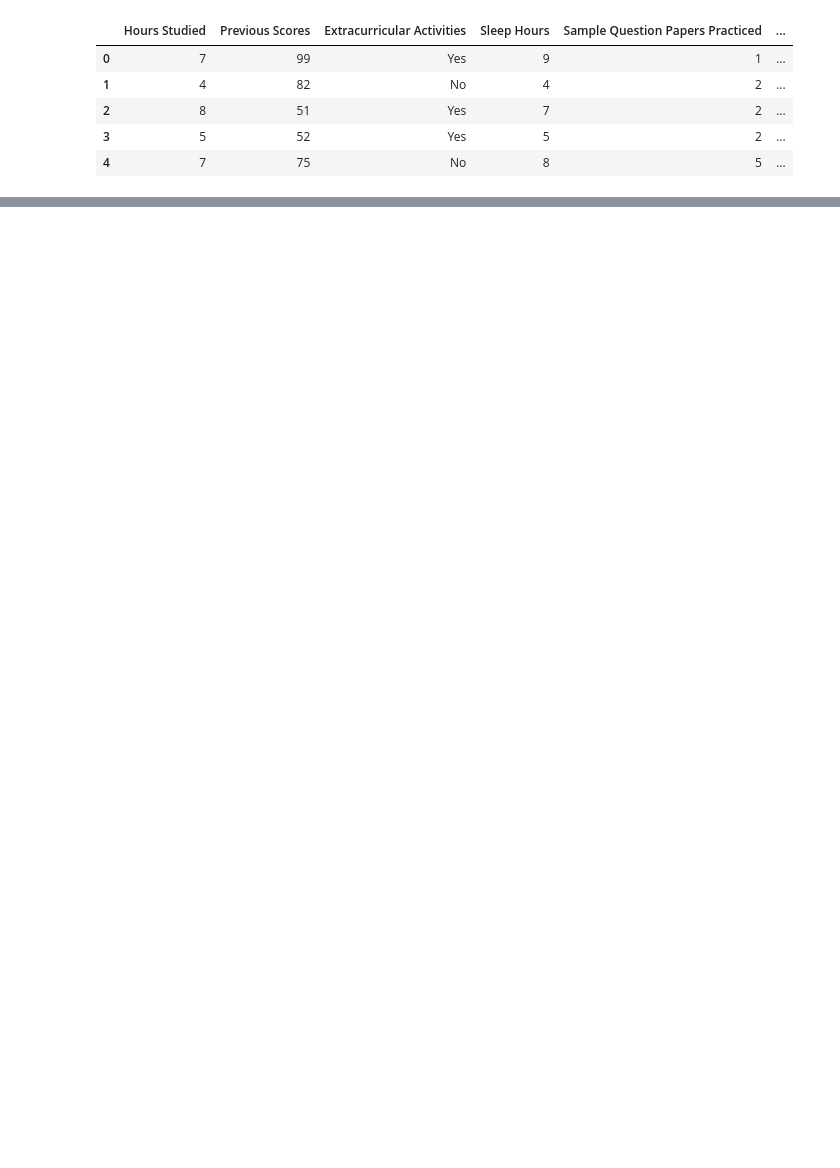
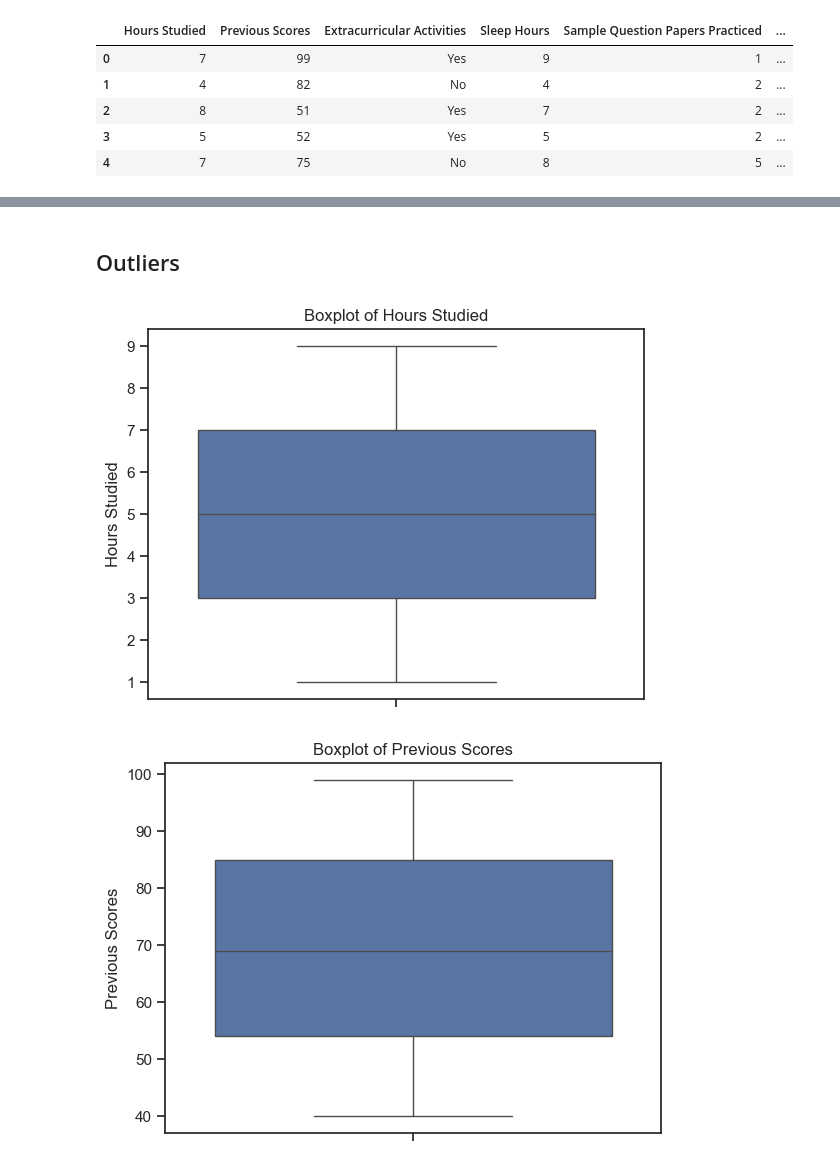
Before and after one commit to spandanaalvala/student_performance, a Jupyter notebook: Testing-notebook.ipynb, the cells around one changed output, grey strips where cells are left out. Drawn from its saved outputs; the diff is of its cells as text; code cells hidden in the pictures; blank space fills up the shorter version.

Commit message:
student performance

```diff
--- a/Testing-notebook.ipynb
+++ b/Testing-notebook.ipynb
@@ -1,5 +1,5 @@
 # %%
 import pandas as pd
 # %%
-df = pd.read_csv(r"D:\sam_py_course\ML Projects\student performance\Student_Performance.csv")
+StudentP_df = pd.read_csv(r"D:\sam_py_course\ML Projects\student performance\Student_Performance.csv")
 # %%
@@ -13,0 +38,4 @@ df.head()
+# %%
+StudentP_dfnew=StudentP_df.drop_duplicates()
+# %%
+StudentP_dfnew=StudentP_dfnew.reset_index(drop= True)
@@ -13,0 +55,17 @@ df.head()
+# %% [markdown]
+## Outliers
+# %%
+import pandas as pd
+import matplotlib.pyplot as plt
+import seaborn as sns
+numeric_cols= ['Hours Studied','Previous Scores','Sleep Hours','Sample Question Papers Practiced','Performance Index']
+sns.set(style='ticks')
+
+
+for col in numeric_cols:
+    sns.boxplot(y=StudentP_dfnew[col])
+    plt.title(f'Boxplot of {col}')
+    plt.show()
+# %% [output]
+[figure, added]
+[figure, added]
```
Also changed, not shown: parts of 41 cells of this notebook, 1 other file.
